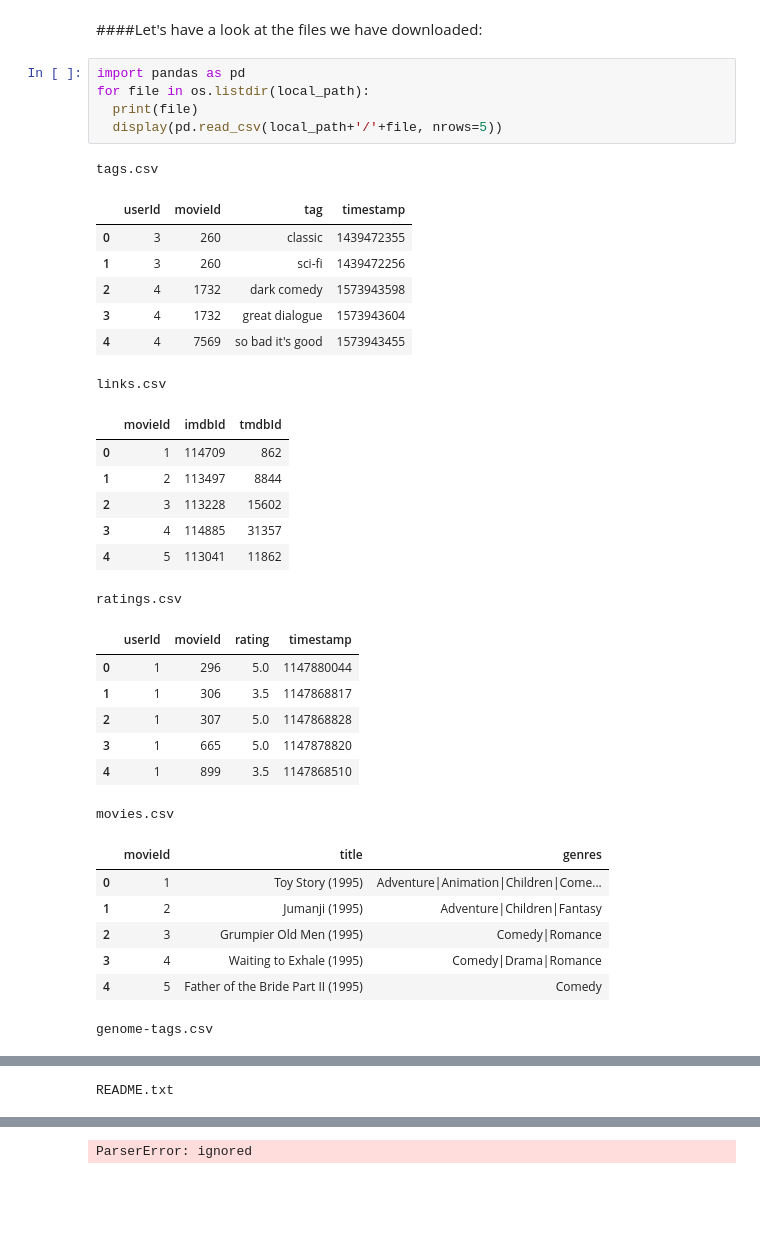
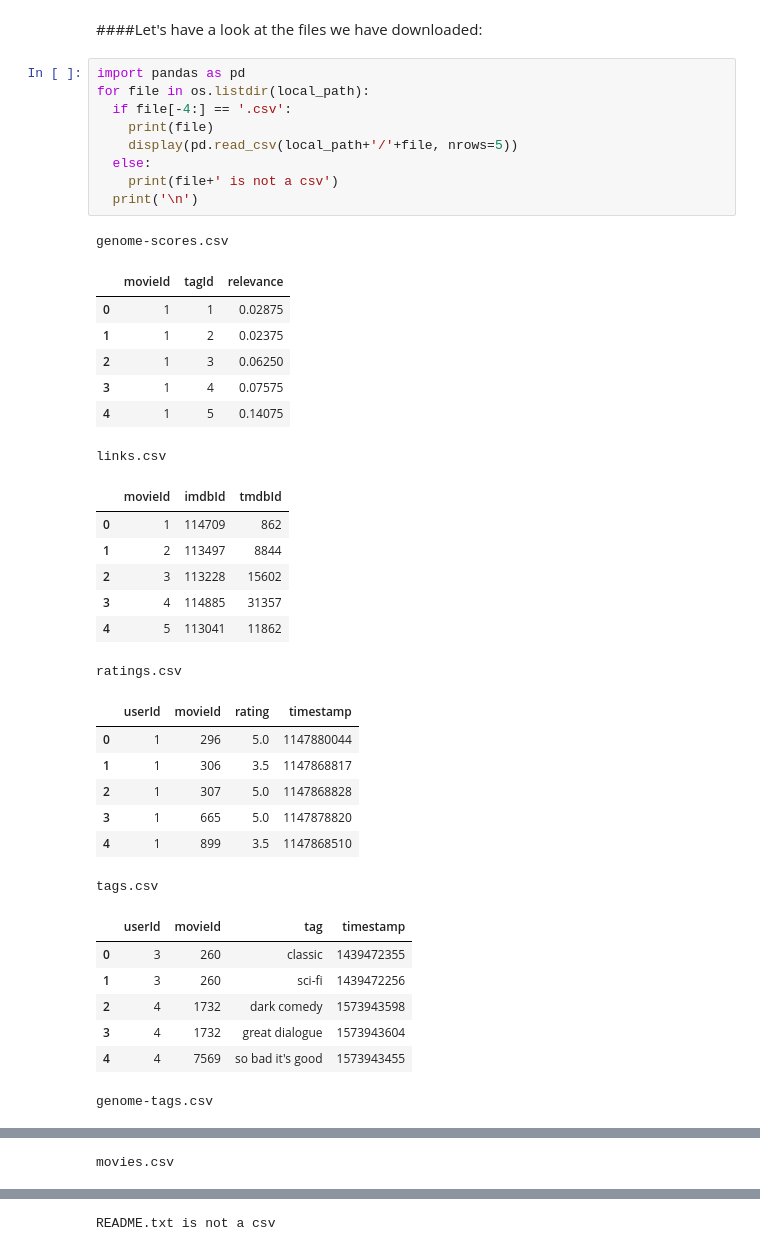
Before and after one commit to TD1138/Interactive-Movie-Recommender, a Jupyter notebook: notebooks/Interactive_Movie_Recommender_TF.ipynb, the cells around one changed output, grey strips where cells are left out. Cells and saved outputs as stored; diff of their text form; blank space fills up the shorter version.

```diff
--- a/notebooks/Interactive_Movie_Recommender_TF.ipynb
+++ b/notebooks/Interactive_Movie_Recommender_TF.ipynb
@@ -53,16 +55,20 @@ z.extractall(local_path_zip)
 # %%
 import pandas as pd
 for file in os.listdir(local_path):
-  print(file)
-  display(pd.read_csv(local_path+'/'+file, nrows=5))
+  if file[-4:] == '.csv':
+    print(file)
+    display(pd.read_csv(local_path+'/'+file, nrows=5))
+  else:
+    print(file+' is not a csv')
+  print('\n')
 # %% [output]
-tags.csv
+genome-scores.csv
-|  | userId | movieId | tag | timestamp |
-| 0 | 3 | 260 | classic | 1439472355 |
-| 1 | 3 | 260 | sci-fi | 1439472256 |
-| 2 | 4 | 1732 | dark comedy | 1573943598 |
-| 3 | 4 | 1732 | great dialogue | 1573943604 |
-| 4 | 4 | 7569 | so bad it's good | 1573943455 |
+|  | movieId | tagId | relevance |
+| 0 | 1 | 1 | 0.02875 |
+| 1 | 1 | 2 | 0.02375 |
+| 2 | 1 | 3 | 0.06250 |
+| 3 | 1 | 4 | 0.07575 |
+| 4 | 1 | 5 | 0.14075 |
 links.csv
 |  | movieId | imdbId | tmdbId |
 | 0 | 1 | 114709 | 862 |
@@ -77,13 +83,13 @@ ratings.csv
 | 2 | 1 | 307 | 5.0 | 1147868828 |
 | 3 | 1 | 665 | 5.0 | 1147878820 |
 | 4 | 1 | 899 | 3.5 | 1147868510 |
-movies.csv
+tags.csv
-|  | movieId | title | genres |
-| 0 | 1 | Toy Story (1995) | Adventure|Animation|Children|Come... |
-| 1 | 2 | Jumanji (1995) | Adventure|Children|Fantasy |
-| 2 | 3 | Grumpier Old Men (1995) | Comedy|Romance |
-| 3 | 4 | Waiting to Exhale (1995) | Comedy|Drama|Romance |
-| 4 | 5 | Father of the Bride Part II (1995) | Comedy |
+|  | userId | movieId | tag | timestamp |
+| 0 | 3 | 260 | classic | 1439472355 |
+| 1 | 3 | 260 | sci-fi | 1439472256 |
+| 2 | 4 | 1732 | dark comedy | 1573943598 |
+| 3 | 4 | 1732 | great dialogue | 1573943604 |
+| 4 | 4 | 7569 | so bad it's good | 1573943455 |
 genome-tags.csv
 |  | tagId | tag |
 | 0 | 1 | 007 |
@@ -91,4 +97,4 @@ genome-tags.csv
 | 2 | 3 | 18th century |
 | 3 | 4 | 1920s |
 | 4 | 5 | 1930s |
-README.txt
+movies.csv
@@ -95 +107 @@ README.txt
-ParserError: ignored
+README.txt is not a csv
```
Also changed, not shown: parts of 27 cells of this notebook.
